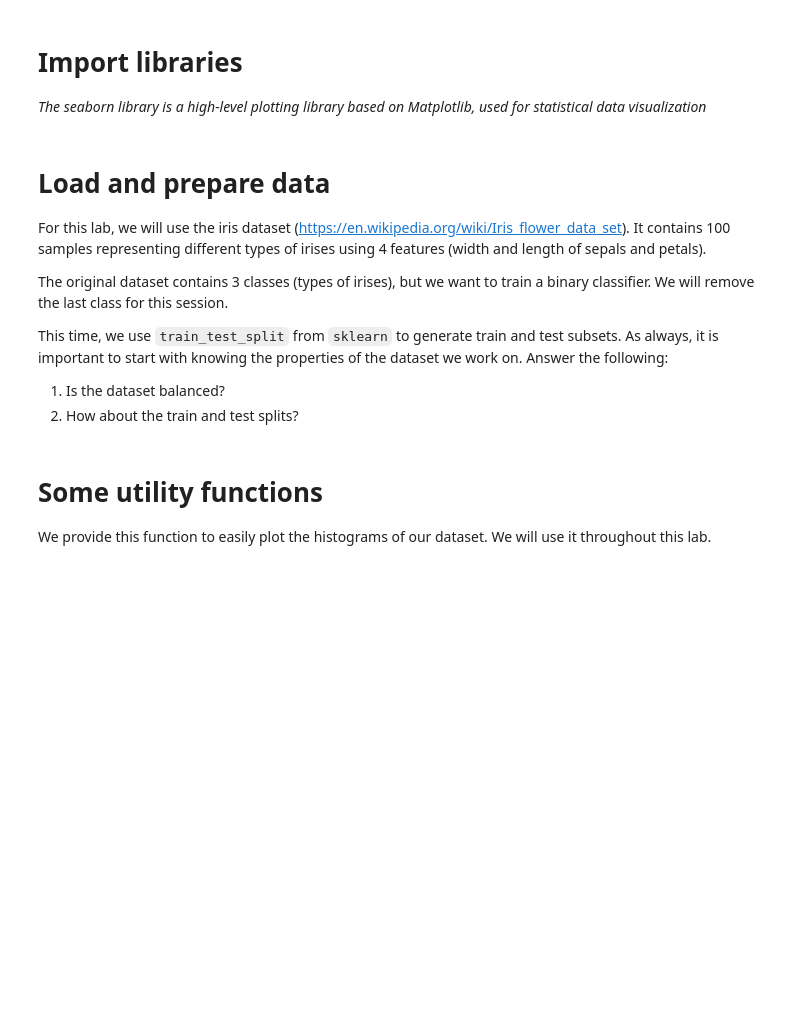
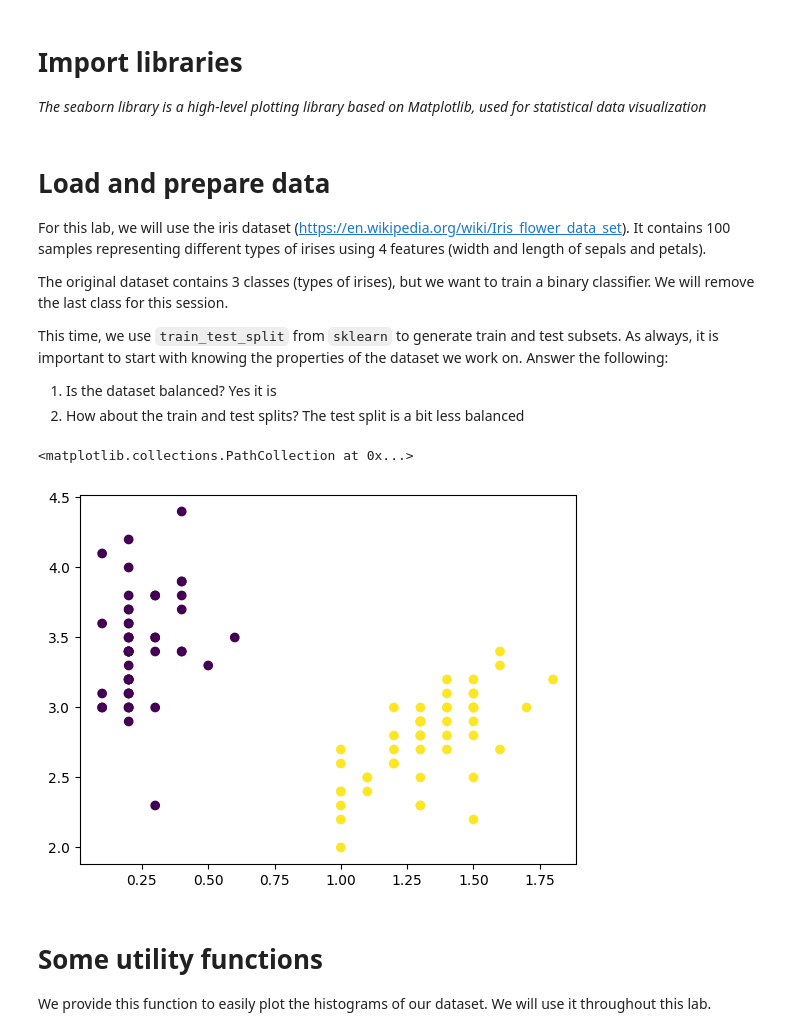
Before and after one commit to mike6942069420/EE311-AI, a Jupyter notebook: lab03/lab.ipynb, the cells around one changed output. Drawn from its saved outputs; the diff is of its cells as text; code cells hidden in the pictures; blank space fills up the shorter version.

```diff
--- a/lab03/lab.ipynb
+++ b/lab03/lab.ipynb
@@ -27,24 +27,32 @@ The original dataset contains 3 classes (types of irises), but we want to train
 
 This time, we use `train_test_split` from `sklearn` to generate train and test subsets. As always, it is important to start with knowing the properties of the dataset we work on. Answer the following:
 
-1. Is the dataset balanced?
-2. How about the train and test splits?
+1. Is the dataset balanced? Yes it is
+2. How about the train and test splits? The test split is a bit less balanced
 # %%
 data_X, data_y = load_iris(return_X_y=True)
 
 # Reduce the dataset to a binary problem
 mask = (data_y == 0) | (data_y == 1)
 
 data_X = data_X[mask]
 data_y = data_y[mask]
 
 # Split into train and test subsets randomly, using 15% for test
 X_train, X_test, y_train, y_test = train_test_split(data_X, data_y,
                                                     test_size=0.15, random_state=0)
 
 
 ###############################################################
 # Code here
+
+# plot
+#plt.scatter(X_train[:, 0], X_train[:, 3], c=y_train, cmap='viridis')
+#plt.scatter(X_test[:, 3], X_test[:, 1], c=y_test, cmap='viridis')
+plt.scatter(data_X[:, 3], data_X[:, 1], c=data_y, cmap='viridis')
+# %% [output]
+<matplotlib.collections.PathCollection at 0x...>
+[figure, added]
 # %% [markdown]
 # Some utility functions
 
```
Also changed, not shown: parts of 11 cells of this notebook, 2 other files.
